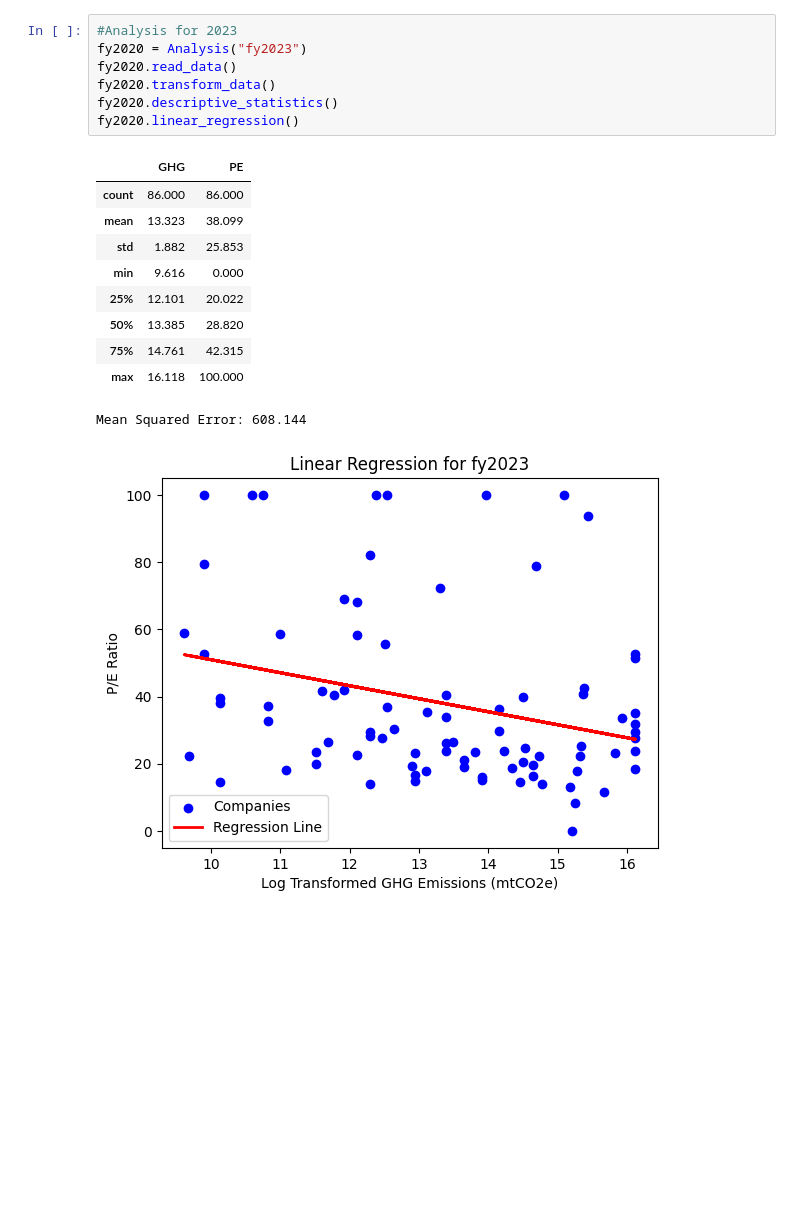
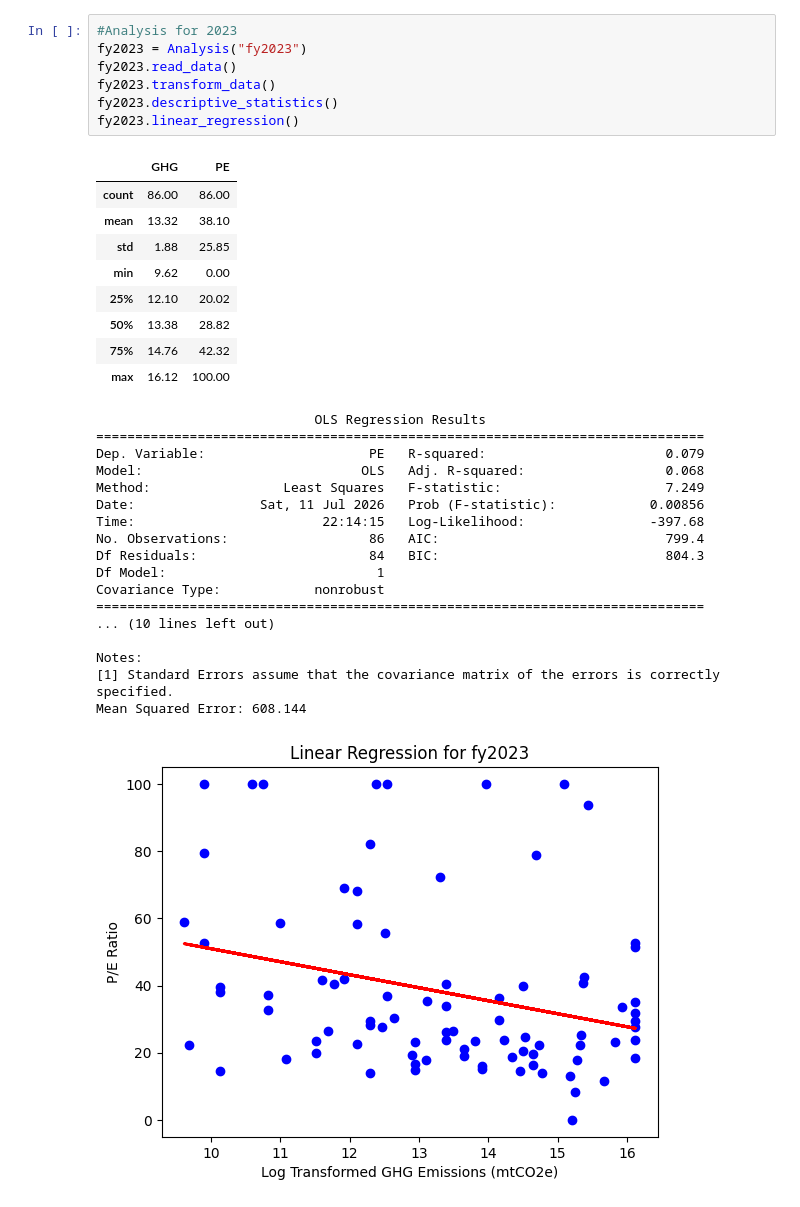
Before and after one commit to Windshine11/GHG_PE_Data_Analysis, a Jupyter notebook: Final_Data_Analysis.ipynb, the cells around one changed output. Saved outputs shown, nothing was run; the diff lists cells and outputs as text; blank space fills up the shorter version.

```diff
--- a/Final_Data_Analysis.ipynb
+++ b/Final_Data_Analysis.ipynb
@@ -132,21 +193,37 @@ Mean Squared Error: 461.776
 # %%
 #Analysis for 2023
-fy2020 = Analysis("fy2023")
-fy2020.read_data()
-fy2020.transform_data()
-fy2020.descriptive_statistics()
-fy2020.linear_regression()
+fy2023 = Analysis("fy2023")
+fy2023.read_data()
+fy2023.transform_data()
+fy2023.descriptive_statistics()
+fy2023.linear_regression()
 # %% [output]
 |  | GHG | PE |
-| count | 86.000 | 86.000 |
-| mean | 13.323 | 38.099 |
-| std | 1.882 | 25.853 |
-| min | 9.616 | 0.000 |
-| 25% | 12.101 | 20.022 |
-| 50% | 13.385 | 28.820 |
-| 75% | 14.761 | 42.315 |
-| max | 16.118 | 100.000 |
+| count | 86.00 | 86.00 |
+| mean | 13.32 | 38.10 |
+| std | 1.88 | 25.85 |
+| min | 9.62 | 0.00 |
+| 25% | 12.10 | 20.02 |
+| 50% | 13.38 | 28.82 |
+| 75% | 14.76 | 42.32 |
+| max | 16.12 | 100.00 |
+                            OLS Regression Results
+==============================================================================
+Dep. Variable:                     PE   R-squared:                       0.079
+Model:                            OLS   Adj. R-squared:                  0.068
+Method:                 Least Squares   F-statistic:                     7.249
+Date:                Sat, 11 Jul 2026   Prob (F-statistic):            0.00856
+Time:                        22:14:15   Log-Likelihood:                -397.68
+No. Observations:                  86   AIC:                             799.4
+Df Residuals:                      84   BIC:                             804.3
+Df Model:                           1
+Covariance Type:            nonrobust
+==============================================================================
+... (10 lines left out)
+
+Notes:
+[1] Standard Errors assume that the covariance matrix of the errors is correctly specified.
 Mean Squared Error: 608.144
-[figure, old version]
+[figure, new version]
 # %%
 #Analysis for 2024
```
Also changed, not shown: parts of 10 cells of this notebook.
